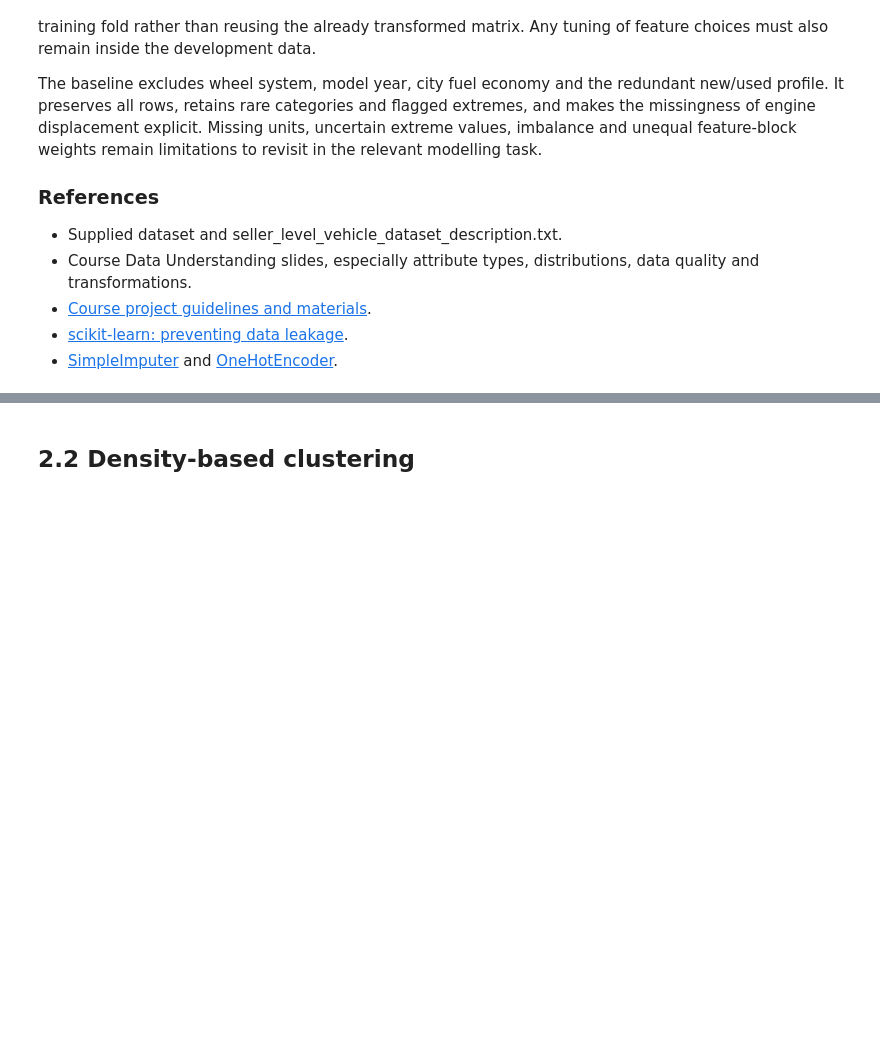
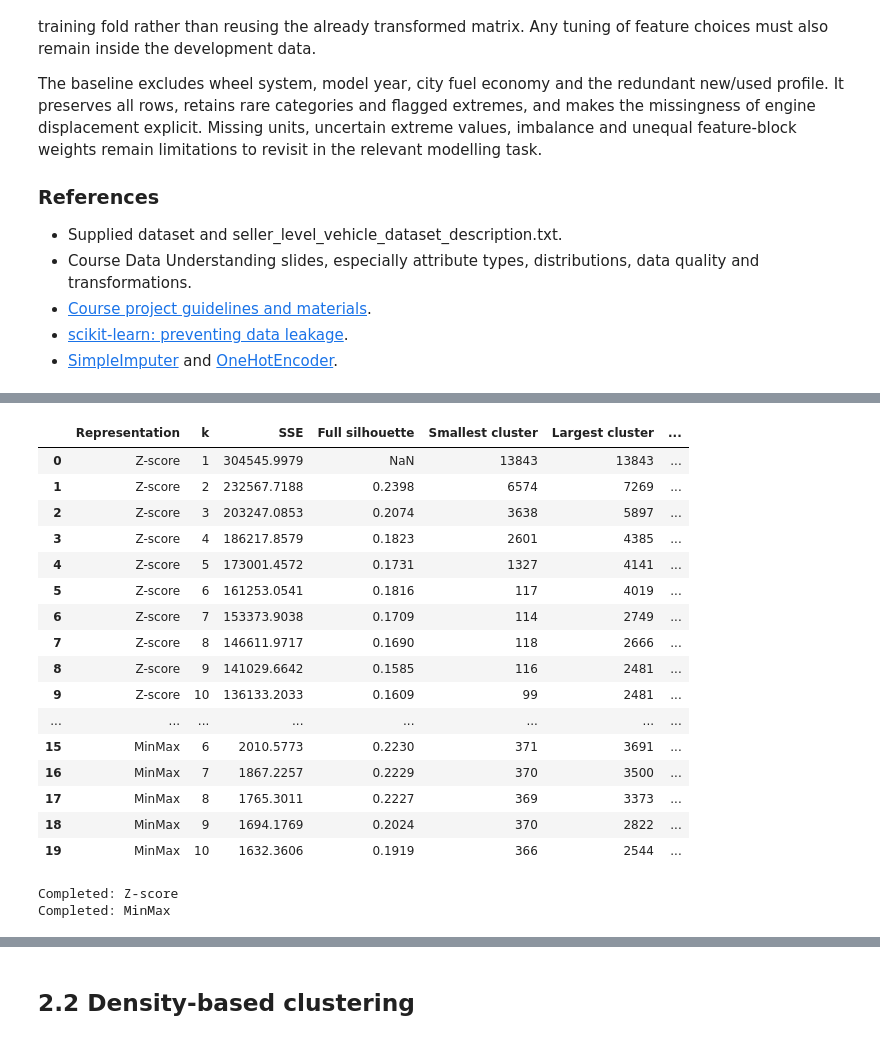
Before and after one commit to iqbalzain99/data-mining_unipi_1_2026, a Jupyter notebook: project/project.ipynb, the cells around one changed output, grey strips where cells are left out. Drawn from its saved outputs; the diff is of its cells as text; code cells hidden in the pictures; blank space fills up the shorter version.

```diff
--- a/project/project.ipynb
+++ b/project/project.ipynb
@@ -953,0 +1059,71 @@ Not started.
+# %%
+from sklearn import config_context
+
+cluster_models = {}
+cluster_search_rows = []
+cluster_size_rows = []
+
+# Limit numerical threads to avoid excessive parallel overhead on this dataset.
+with threadpool_limits(limits=1), config_context(working_memory=128):
+    for representation, values in cluster_inputs.items():
+        for k in range(1, 11):
+            model = KMeans(
+                n_clusters=k,
+                init="k-means++",
+                n_init=10,
+                max_iter=300,
+                random_state=CLUSTER_SEED,
+            )
+            labels = model.fit_predict(values)
+            cluster_models[(representation, k)] = model
+            counts = pd.Series(labels).value_counts().sort_index()
+            cluster_count = len(np.unique(labels))
+
+            score = np.nan
+            if 2 <= cluster_count < len(labels):
+                score = silhouette_score(values, labels)
+
+            cluster_search_rows.append({
+                "Representation": representation,
+                "k": k,
+                "SSE": model.inertia_,
+                "Full silhouette": score,
+                "Smallest cluster": counts.min(),
+                "Largest cluster": counts.max(),
+                "Clusters below 1%": int((counts < 0.01 * len(values)).sum()),
+                "Clusters found": cluster_count,
+                "Iterations": model.n_iter_,
+            })
+            for cluster_id, size in counts.items():
+                cluster_size_rows.append({
+                    "Representation": representation,
+                    "k": k,
+                    "Cluster": cluster_id,
+                    "Sellers": size,
+                    "Share (%)": 100 * size / len(values),
+                })
+        print("Completed:", representation)
+
+cluster_search = pd.DataFrame(cluster_search_rows)
+cluster_sizes = pd.DataFrame(cluster_size_rows)
+display(cluster_search.round(4))
+# %% [output]
+|  | Representation | k | SSE | Full silhouette | Smallest cluster | Largest cluster | ... |
+| 0 | Z-score | 1 | 304545.9979 | NaN | 13843 | 13843 | ... |
+| 1 | Z-score | 2 | 232567.7188 | 0.2398 | 6574 | 7269 | ... |
+| 2 | Z-score | 3 | 203247.0853 | 0.2074 | 3638 | 5897 | ... |
+| 3 | Z-score | 4 | 186217.8579 | 0.1823 | 2601 | 4385 | ... |
+| 4 | Z-score | 5 | 173001.4572 | 0.1731 | 1327 | 4141 | ... |
+| 5 | Z-score | 6 | 161253.0541 | 0.1816 | 117 | 4019 | ... |
+| 6 | Z-score | 7 | 153373.9038 | 0.1709 | 114 | 2749 | ... |
+| 7 | Z-score | 8 | 146611.9717 | 0.1690 | 118 | 2666 | ... |
+| 8 | Z-score | 9 | 141029.6642 | 0.1585 | 116 | 2481 | ... |
+| 9 | Z-score | 10 | 136133.2033 | 0.1609 | 99 | 2481 | ... |
+| ... | ... | ... | ... | ... | ... | ... | ... |
+| 15 | MinMax | 6 | 2010.5773 | 0.2230 | 371 | 3691 | ... |
+| 16 | MinMax | 7 | 1867.2257 | 0.2229 | 370 | 3500 | ... |
+| 17 | MinMax | 8 | 1765.3011 | 0.2227 | 369 | 3373 | ... |
+| 18 | MinMax | 9 | 1694.1769 | 0.2024 | 370 | 2822 | ... |
+| 19 | MinMax | 10 | 1632.3606 | 0.1919 | 366 | 2544 | ... |
+Completed: Z-score
+Completed: MinMax
```
Also changed, not shown: parts of 17 cells of this notebook, 3 other files.
